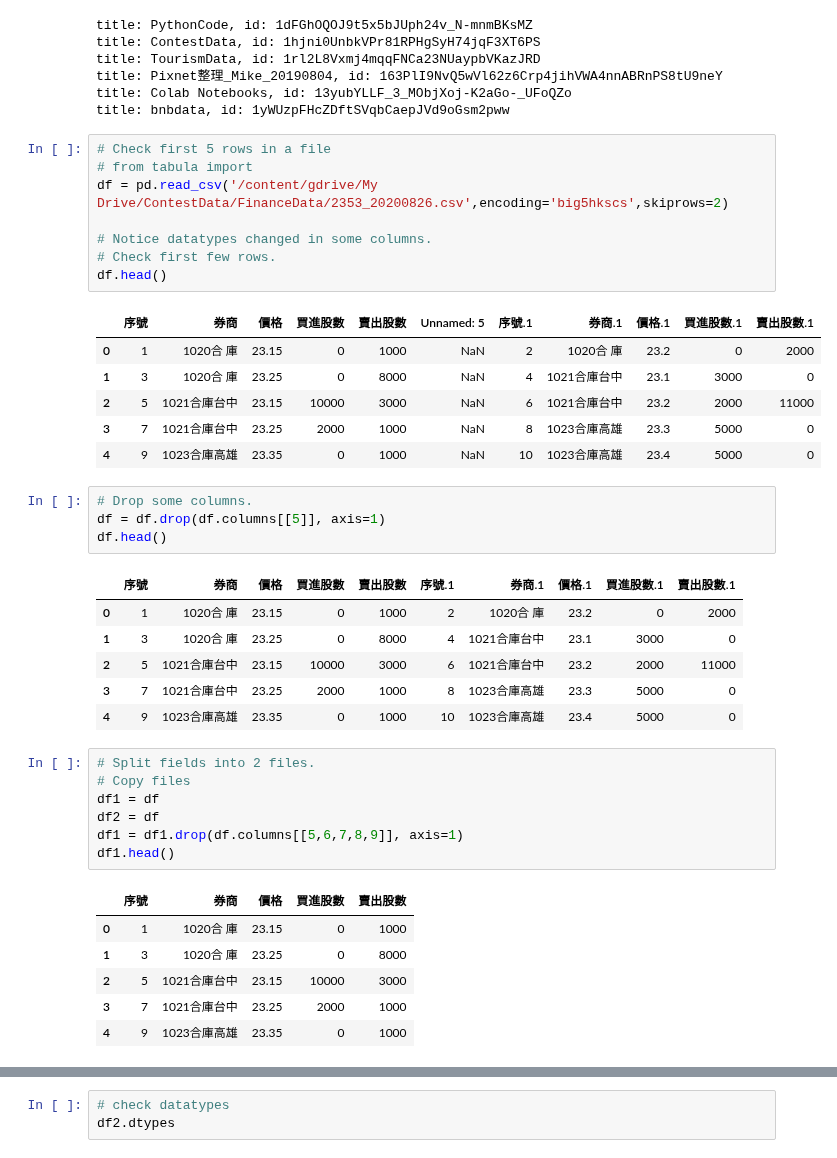
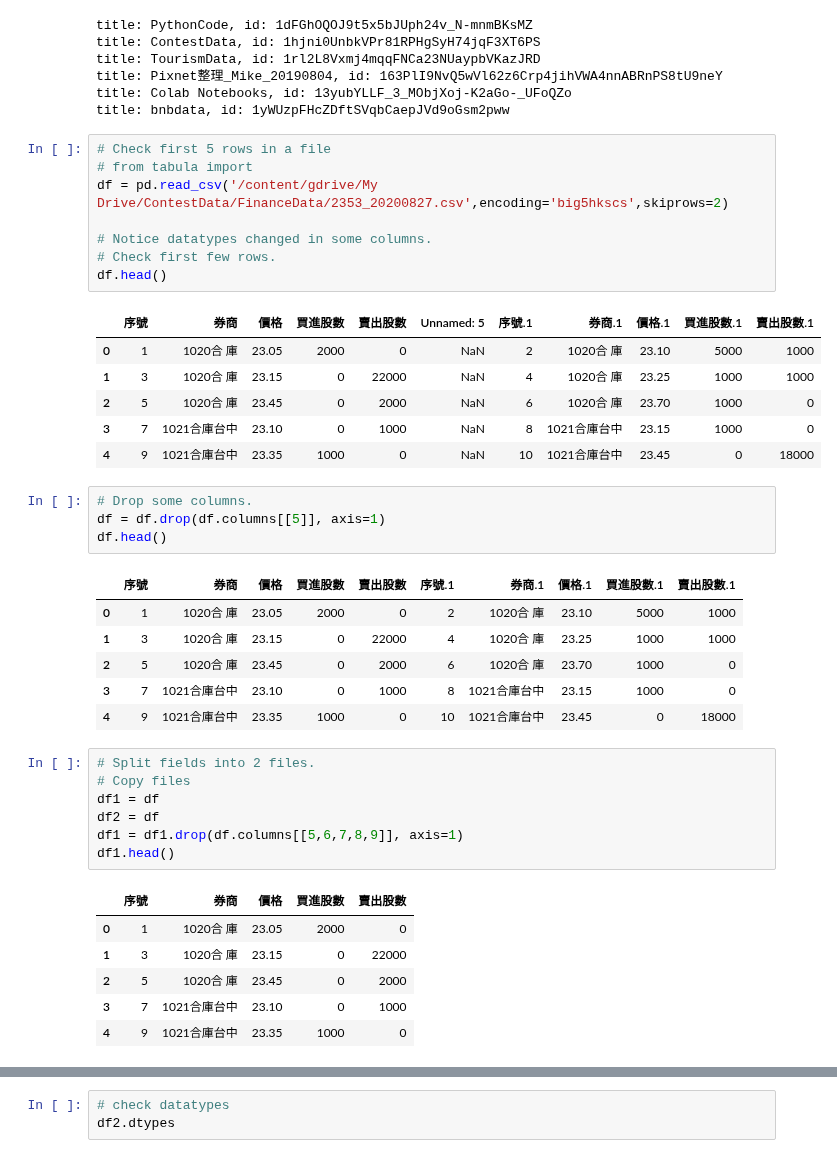
Before and after one commit to cwcheng0/practicepython, a Jupyter notebook: TaiwanStockCount.ipynb, the cells around one changed output, grey strips where cells are left out. Saved outputs shown, nothing was run; the diff lists cells and outputs as text.

```diff
--- a/TaiwanStockCount.ipynb
+++ b/TaiwanStockCount.ipynb
@@ -54,29 +54,29 @@ title: bnbdata, id: 1yWUzpFHcZDftSVqbCaepJVd9oGsm2pww
 # %%
 # Check first 5 rows in a file
 # from tabula import
-df = pd.read_csv('/content/gdrive/My Drive/ContestData/FinanceData/2353_20200826.csv',encoding='big5hkscs',skiprows=2)
+df = pd.read_csv('/content/gdrive/My Drive/ContestData/FinanceData/2353_20200827.csv',encoding='big5hkscs',skiprows=2)
 
 # Notice datatypes changed in some columns.
 # Check first few rows.
 df.head()
 # %% [output]
 |  | 序號 | 券商 | 價格 | 買進股數 | 賣出股數 | Unnamed: 5 | 序號.1 | 券商.1 | 價格.1 | 買進股數.1 | 賣出股數.1 |
-| 0 | 1 | 1020合 庫 | 23.15 | 0 | 1000 | NaN | 2 | 1020合 庫 | 23.2 | 0 | 2000 |
-| 1 | 3 | 1020合 庫 | 23.25 | 0 | 8000 | NaN | 4 | 1021合庫台中 | 23.1 | 3000 | 0 |
-| 2 | 5 | 1021合庫台中 | 23.15 | 10000 | 3000 | NaN | 6 | 1021合庫台中 | 23.2 | 2000 | 11000 |
-| 3 | 7 | 1021合庫台中 | 23.25 | 2000 | 1000 | NaN | 8 | 1023合庫高雄 | 23.3 | 5000 | 0 |
-| 4 | 9 | 1023合庫高雄 | 23.35 | 0 | 1000 | NaN | 10 | 1023合庫高雄 | 23.4 | 5000 | 0 |
+| 0 | 1 | 1020合 庫 | 23.05 | 2000 | 0 | NaN | 2 | 1020合 庫 | 23.10 | 5000 | 1000 |
+| 1 | 3 | 1020合 庫 | 23.15 | 0 | 22000 | NaN | 4 | 1020合 庫 | 23.25 | 1000 | 1000 |
+| 2 | 5 | 1020合 庫 | 23.45 | 0 | 2000 | NaN | 6 | 1020合 庫 | 23.70 | 1000 | 0 |
+| 3 | 7 | 1021合庫台中 | 23.10 | 0 | 1000 | NaN | 8 | 1021合庫台中 | 23.15 | 1000 | 0 |
+| 4 | 9 | 1021合庫台中 | 23.35 | 1000 | 0 | NaN | 10 | 1021合庫台中 | 23.45 | 0 | 18000 |
 # %%
 # Drop some columns.
 df = df.drop(df.columns[[5]], axis=1)
 df.head()
 # %% [output]
 |  | 序號 | 券商 | 價格 | 買進股數 | 賣出股數 | 序號.1 | 券商.1 | 價格.1 | 買進股數.1 | 賣出股數.1 |
-| 0 | 1 | 1020合 庫 | 23.15 | 0 | 1000 | 2 | 1020合 庫 | 23.2 | 0 | 2000 |
-| 1 | 3 | 1020合 庫 | 23.25 | 0 | 8000 | 4 | 1021合庫台中 | 23.1 | 3000 | 0 |
-| 2 | 5 | 1021合庫台中 | 23.15 | 10000 | 3000 | 6 | 1021合庫台中 | 23.2 | 2000 | 11000 |
-| 3 | 7 | 1021合庫台中 | 23.25 | 2000 | 1000 | 8 | 1023合庫高雄 | 23.3 | 5000 | 0 |
-| 4 | 9 | 1023合庫高雄 | 23.35 | 0 | 1000 | 10 | 1023合庫高雄 | 23.4 | 5000 | 0 |
+| 0 | 1 | 1020合 庫 | 23.05 | 2000 | 0 | 2 | 1020合 庫 | 23.10 | 5000 | 1000 |
+| 1 | 3 | 1020合 庫 | 23.15 | 0 | 22000 | 4 | 1020合 庫 | 23.25 | 1000 | 1000 |
+| 2 | 5 | 1020合 庫 | 23.45 | 0 | 2000 | 6 | 1020合 庫 | 23.70 | 1000 | 0 |
+| 3 | 7 | 1021合庫台中 | 23.10 | 0 | 1000 | 8 | 1021合庫台中 | 23.15 | 1000 | 0 |
+| 4 | 9 | 1021合庫台中 | 23.35 | 1000 | 0 | 10 | 1021合庫台中 | 23.45 | 0 | 18000 |
 # %%
 # Split fields into 2 files.
 # Copy files
@@ -86,11 +86,11 @@ df1 = df1.drop(df.columns[[5,6,7,8,9]], axis=1)
 df1.head()
 # %% [output]
 |  | 序號 | 券商 | 價格 | 買進股數 | 賣出股數 |
-| 0 | 1 | 1020合 庫 | 23.15 | 0 | 1000 |
-| 1 | 3 | 1020合 庫 | 23.25 | 0 | 8000 |
-| 2 | 5 | 1021合庫台中 | 23.15 | 10000 | 3000 |
-| 3 | 7 | 1021合庫台中 | 23.25 | 2000 | 1000 |
-| 4 | 9 | 1023合庫高雄 | 23.35 | 0 | 1000 |
+| 0 | 1 | 1020合 庫 | 23.05 | 2000 | 0 |
+| 1 | 3 | 1020合 庫 | 23.15 | 0 | 22000 |
+| 2 | 5 | 1020合 庫 | 23.45 | 0 | 2000 |
+| 3 | 7 | 1021合庫台中 | 23.10 | 0 | 1000 |
+| 4 | 9 | 1021合庫台中 | 23.35 | 1000 | 0 |
 # %%
 # Do it again
 df2 = df2.drop(df2.columns[[0,1,2,3,4]], axis=1)
```
Also changed, not shown: parts of 18 cells of this notebook.
